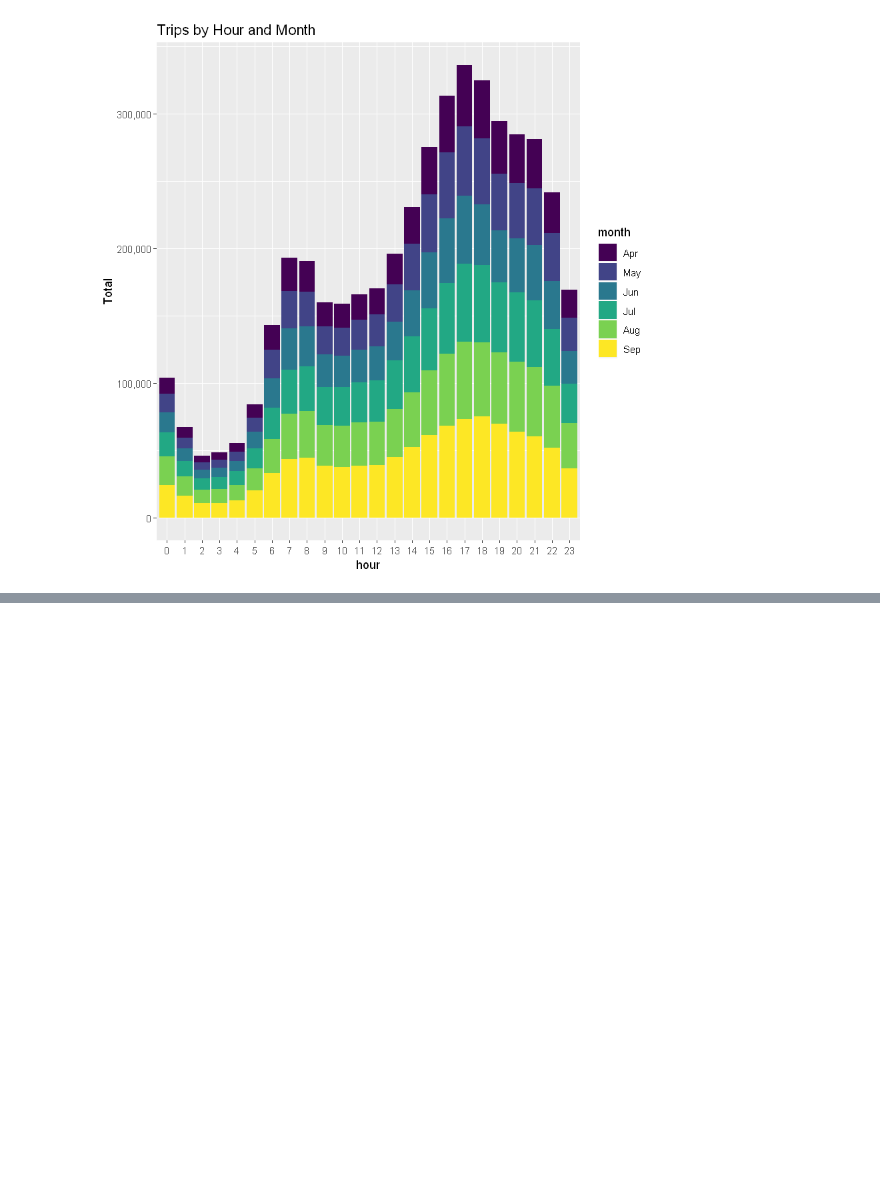
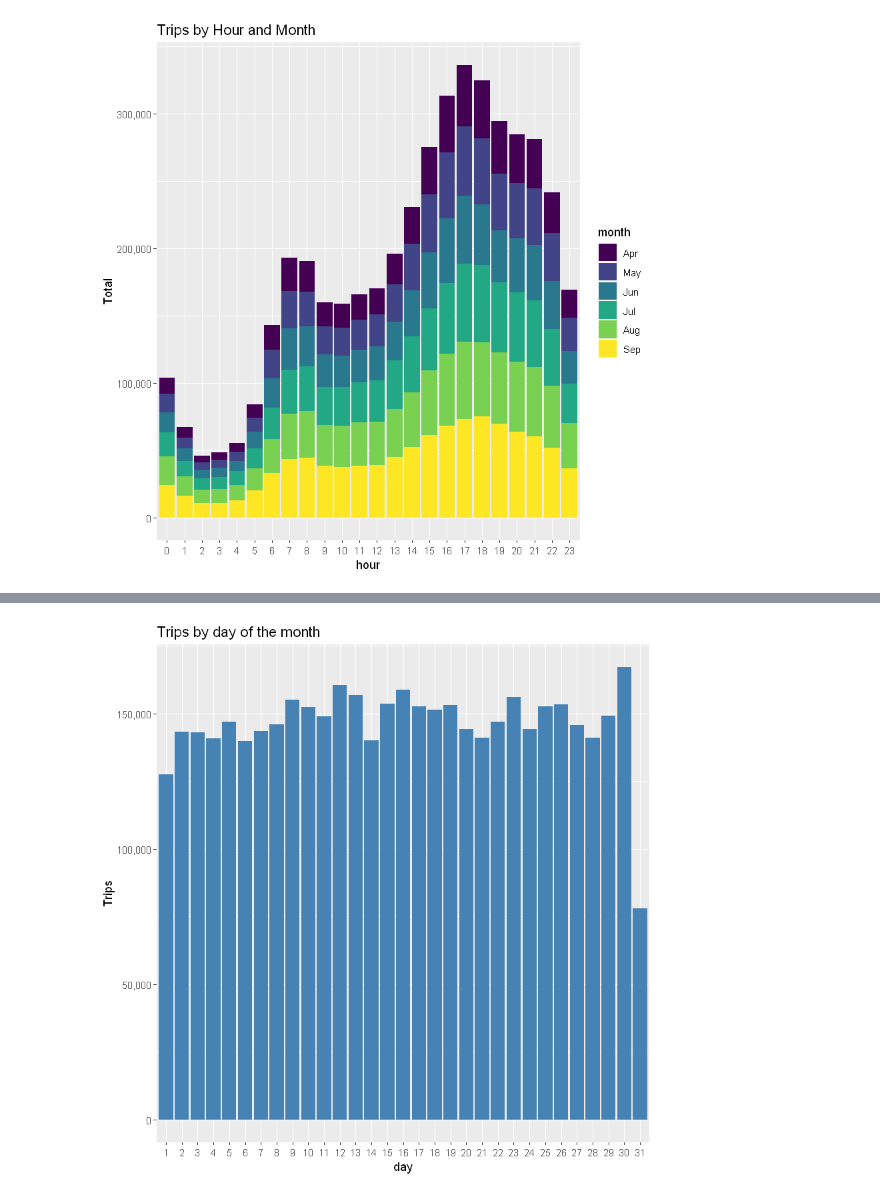
Before and after one commit to AmirMotefaker/Uber-Data-Analysis, a Jupyter notebook: Uber Data Analysis.ipynb, the cells around one changed output, grey strips where cells are left out. Cells and saved outputs as stored; diff of their text form; code cells hidden in the pictures; blank space fills up the shorter version.

Commit message:
Plotting data by trips during every day of the month

```diff
--- a/Uber Data Analysis.ipynb
+++ b/Uber Data Analysis.ipynb
@@ -123,3 +123,8 @@ ggplot(month_hour_data, aes(hour, Total, fill=month)) +
   scale_y_continuous(labels = comma)
 # %% [output]
 [figure]
+# %%
+# Plotting data by trips during every day of the month
+# Aggregate data by day of the month
+day_data <- data %>% group_by(day) %>% dplyr::summarize(Trips = n())
+day_data
@@ -125,0 +149,9 @@ ggplot(month_hour_data, aes(hour, Total, fill=month)) +
+# %%
+# Plot the data for the day
+ggplot(day_data, aes(day, Trips)) +
+  geom_bar(stat = "identity", fill = "steelblue") +
+  ggtitle("Trips by day of the month") +
+  theme(legend.position = "none") +
+  scale_y_continuous(labels = comma)
+# %% [output]
+[figure, added]
```
Also changed, not shown: parts of 1 cell of this notebook.
